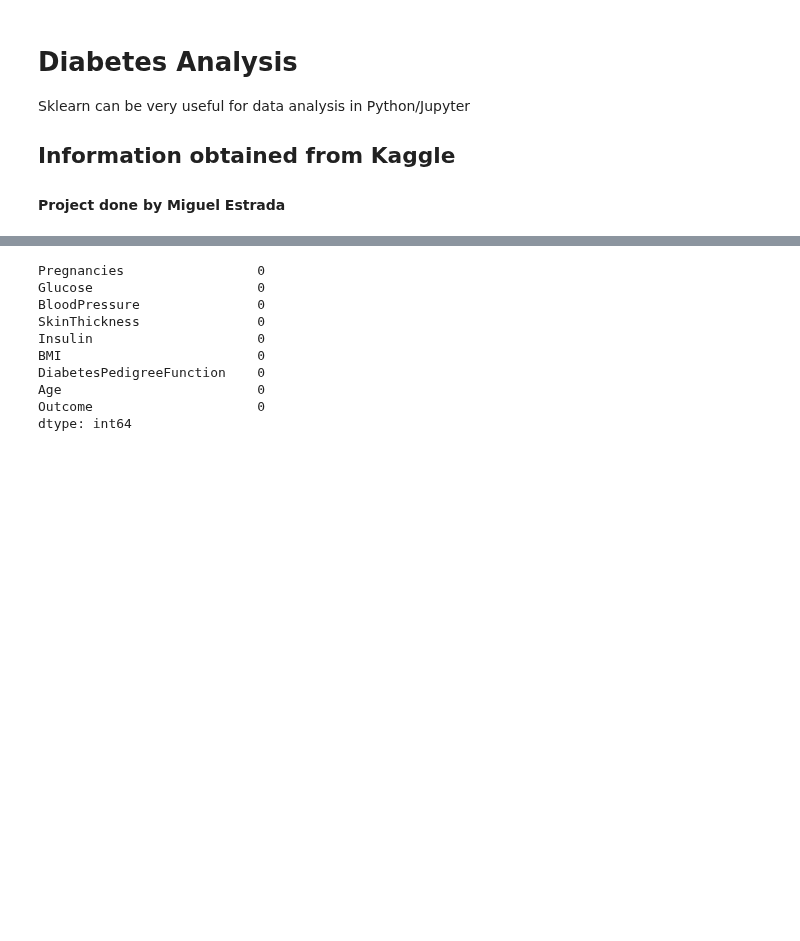
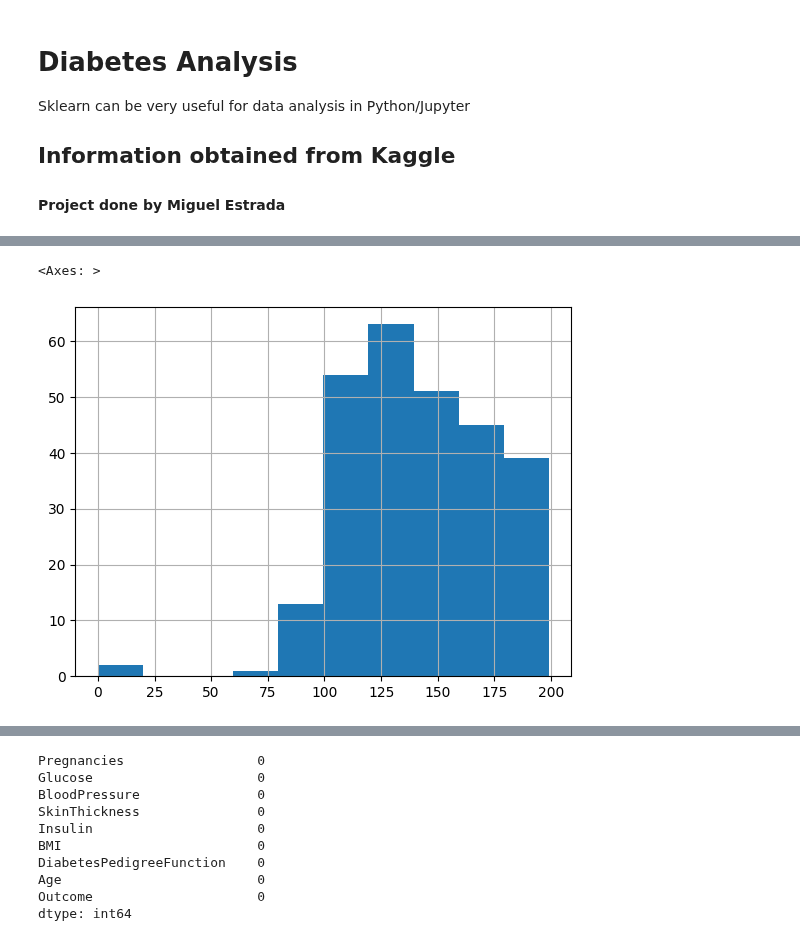
Before and after one commit to miguelestradam3/logistic_regression_with_smote, a Jupyter notebook: LoanDefaultPrediction.ipynb, the cells around one changed output, grey strips where cells are left out. Cells and saved outputs as stored; diff of their text form; code cells hidden in the pictures; blank space fills up the shorter version.

```diff
--- a/LoanDefaultPrediction.ipynb
+++ b/LoanDefaultPrediction.ipynb
@@ -21,3 +23,10 @@ data_diabetes.head(2)
 |  | Pregnancies | Glucose | BloodPressure | SkinThickness | Insulin | BMI | DiabetesPedigreeFunction | Age | ... |
 | 0 | 6 | 148 | 72 | 35 | 0 | 33.6 | 0.627 | 50 | ... |
 | 1 | 1 | 85 | 66 | 29 | 0 | 26.6 | 0.351 | 31 | ... |
+# %%
+people_with_diabetes = data_diabetes[data_diabetes['Outcome'] == 1]
+people_without_diabetes = data_diabetes[data_diabetes['Outcome'] == 0]
+people_with_diabetes.Glucose.hist()
+# %% [output]
+<Axes: >
+[figure, added]
```
Also changed, not shown: parts of 15 cells of this notebook.
